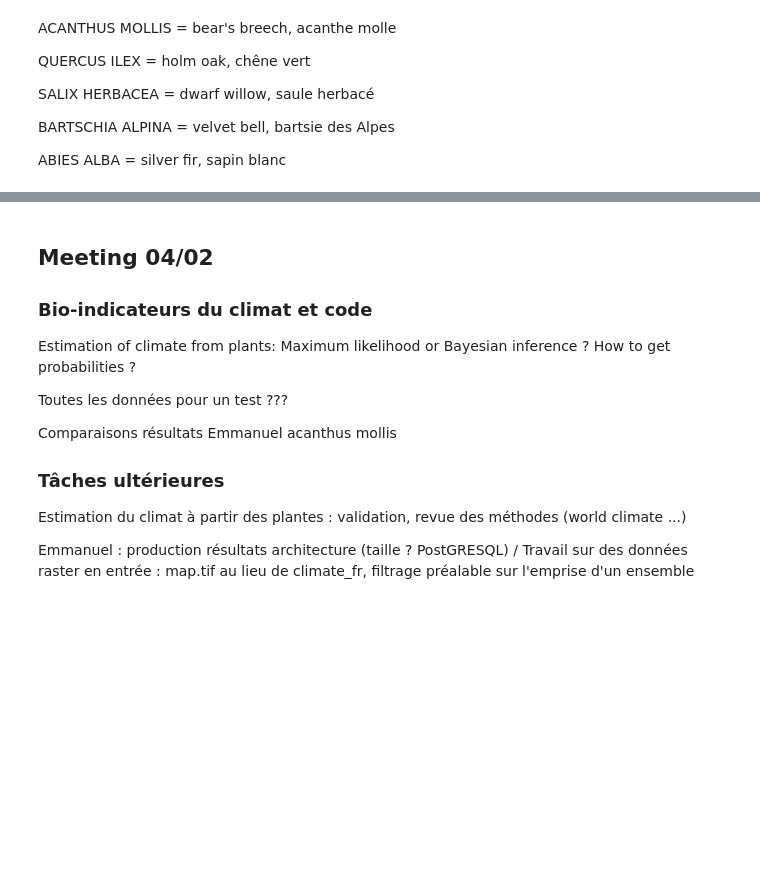
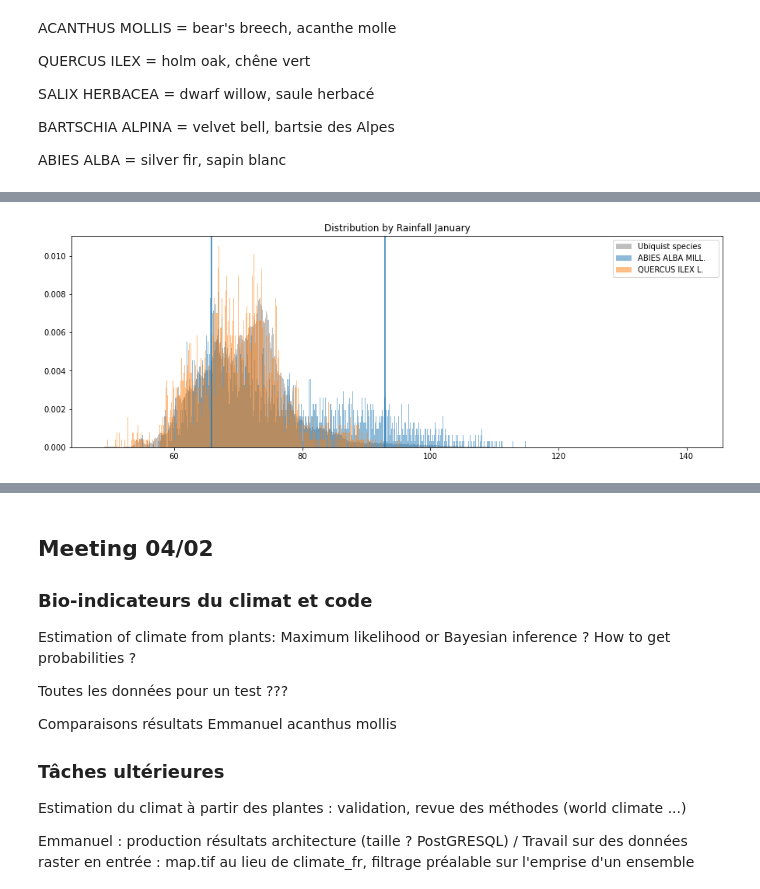
Before and after one commit to XavierMinesParis/SDM, a Jupyter notebook: playground.ipynb, the cells around one changed output, grey strips where cells are left out. Drawn from its saved outputs; the diff is of its cells as text; code cells hidden in the pictures; blank space fills up the shorter version.

```diff
--- a/playground.ipynb
+++ b/playground.ipynb
@@ -40,3 +65,5 @@ Visualization.plot_concentration(fir, 'rr01_61_90')
 # %%
-Visualization.plot_hist([fir, oak], 'tx07_61_90')
+Visualization.plot_hist([fir, oak], 'rr01_61_90')
+# %% [output]
+[figure, added]
 # %%
```
Also changed, not shown: parts of 8 cells of this notebook, 2 other files.
